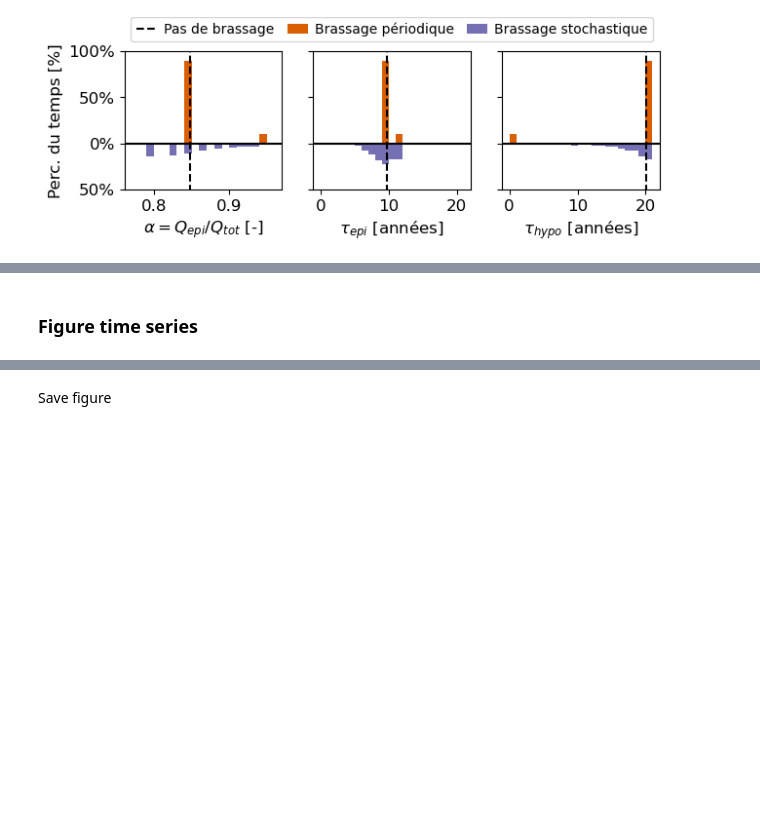
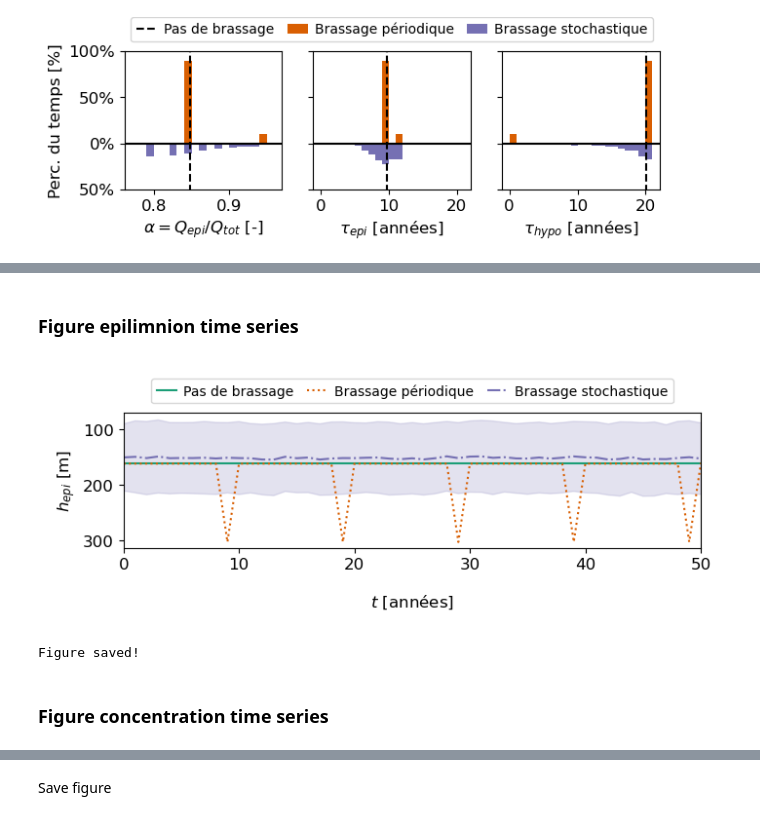
Before and after one commit to tdoda/triazole-Geneva, a Jupyter notebook: notebooks/Model_varying_mixing/combine_scenarios.ipynb, the cells around one changed output, grey strips where cells are left out. Drawn from its saved outputs; the diff is of its cells as text; code cells hidden in the pictures; blank space fills up the shorter version.

```diff
--- a/notebooks/Model_varying_mixing/combine_scenarios.ipynb
+++ b/notebooks/Model_varying_mixing/combine_scenarios.ipynb
@@ -123,3 +127,32 @@ if savefig:
 # %% [markdown]
-### Figure time series
+### Figure epilimnion time series
+# %%
+fig,ax=plt.subplots(1,1,figsize=(18*cm,7*cm))
+cmap=plt.get_cmap("Dark2")
+
+ax.plot(data_constant.time,data_constant.hepi[0,:],color=cmap(0),linestyle='-',label=lab_scenarios[0])
+ax.plot(data_periodic.time,data_periodic.hepi[0,:],color=cmap(1),linestyle=':',label=lab_scenarios[1])
+ax.plot(data_simulations.time,hepi_sim_mean,linestyle='-.',color=cmap(2),label=lab_scenarios[2])
+ax.fill_between(x=data_simulations.time,y1=hepi_sim_mean-hepi_sim_std,y2=hepi_sim_mean+hepi_sim_std,linestyle='-',color=cmap(2),alpha=0.2)
+ax.set_ylabel("$h_{epi}$ [m]")
+ax.legend(loc="lower center",bbox_to_anchor=(0.5, 1.02),ncol=3,fontsize=10,columnspacing=1.0,handletextpad=0.5, handlelength=1.5)
+ax.invert_yaxis()
+
+if lang=='FR':
+    ax.set_xlabel("$t$ [années]",labelpad=15)
+else:
+    ax.set_xlabel("$t$ [yr]",labelpad=15)
+
+ax.set_xlim([0,tmax])
+fig.set_tight_layout(True)
+# %% [output]
+[figure, added]
+# %%
+if savefig:
+    fig.savefig(os.path.join("Figures","epilimnion_depth_combined.png"),dpi=400)
+    print("Figure saved!")
+# %% [output]
+Figure saved!
+# %% [markdown]
+### Figure concentration time series
 # %%
```
Also changed, not shown: parts of 5 cells of this notebook, 3 other files.
